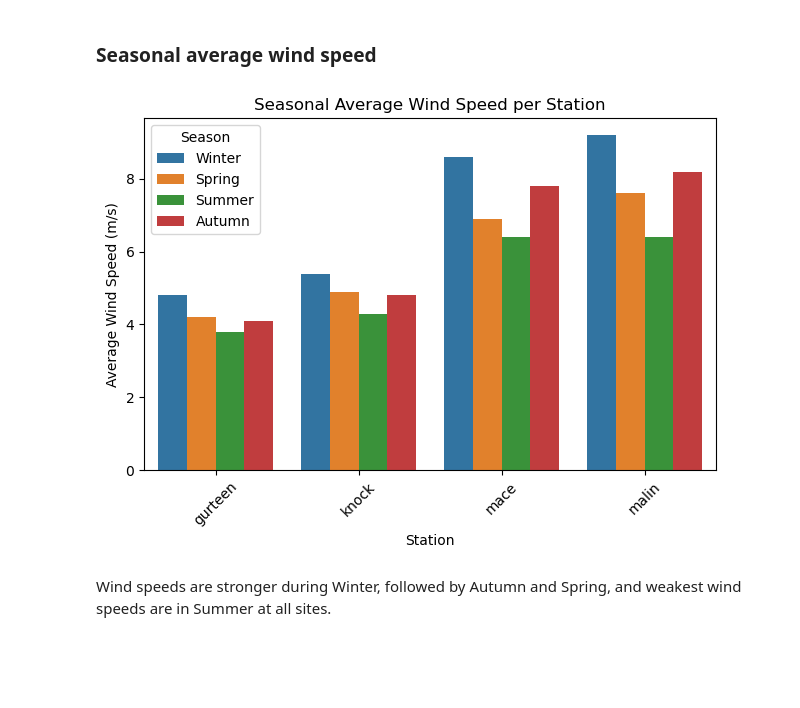
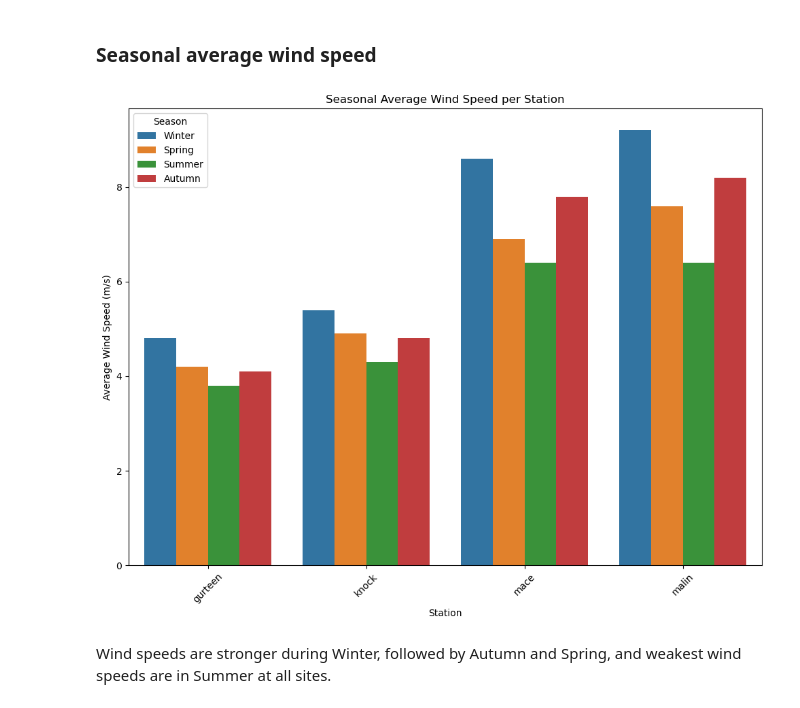
Before and after one commit to vanelyraa/programming-for-data-analytics, a Jupyter notebook: project/project.ipynb, the cells around one changed output. Saved outputs shown, nothing was run; the diff lists cells and outputs as text; code cells hidden in the pictures; blank space fills up the shorter version.

```diff
--- a/project/project.ipynb
+++ b/project/project.ipynb
@@ -149,7 +152,7 @@ Dataset exploratory analysis: https://milvus.io/ai-quick-reference/how-do-i-anal
 Daily data files
 # %%
 # List of columns from dataset to be dropped
-drop_columns = ["ind","maxtp","ind.1","mintp","igmin","gmin","ind.2","cbl","ind.3","ind.4","ind.5","sun","dos","soil","pe","evap","smd_wd","smd_md","smd_pd","glorad"]
+drop_columns = ["ind","ind.1","igmin","gmin","ind.2","ind.3","ind.4","ind.5","sun","dos","soil","pe","evap","smd_wd","smd_md","smd_pd","glorad"]
 
 # Loop over all stations
 for weather_files, df in df_weather.items():
@@ -163,7 +166,7 @@ for weather_files, df in df_weather.items():
     df["date"] = pd.to_datetime(df["date"], format="%d-%b-%Y", errors="coerce")
 
     # Convert dataset columns to numeric values using for loop
-    for col in ["wdsp", "hm", "hg", "ddhm","rain"]:
+    for col in ["wdsp", "hm", "hg", "ddhm","rain","maxtp","mintp","cbl"]:
         df[col] = pd.to_numeric(df[col], errors="coerce")
 
     # Update the dictionary with the cleaned data
@@ -282,6 +285,9 @@ for key in all_stations:
    mean_value = stats["mean"]
    std_value = stats["std"]
 
+   # Plot size:
+   plt.figure(figsize=(8,5))
+
    # Plotting histogram with mean and +-1 deviation
    plt.hist(df_2008["ms_wdsp"], bins=20, edgecolor='black')
    plt.axvline(mean_value, color='red', linestyle='--', label='Mean') # Mean value (red dotted line)
@@ -641,6 +655,9 @@ https://www.geeksforgeeks.org/python/create-a-stacked-bar-plot-in-matplotlib/
 # Variable to store wind speed by season
 season_wdpw = []
 seasons = ["Winter", "Spring", "Summer", "Autumn"]
+
+# Plot size:
+plt.figure(figsize=(10,8))
 
 # Loop through stations from all_stations
 for key in all_stations:
@@ -669,34 +686,34 @@ for key in all_stations:
     """
 
     # Running query on Database, loading result to a dataframe and rounding results to one decimal
     result1 = pd.read_sql(query1, conn).round(1)
     result1["Station"] = key # Adding a new column with station names
     season_wdpw.append(result1) # Appending each result to variable season_wdpw
 
 # Concatenating data from all stations into one dataframe
 season_df = pd.concat(season_wdpw, ignore_index=True)
 
 # Pivoting data for visualization
 season_pvt = season_df.pivot(index="Station", columns="season", values="avg_season")
 
 # Turning station from index to a normal column
 season_pvt = season_pvt.reset_index()
 # print(season_pvt)
 
 # Reshapinh table for plotting, turns table with multiple columns into one column
 season_plot = season_pvt.melt(id_vars="Station", value_vars=seasons, var_name="season", value_name="AvgWindSpeed")
 
 # Plotting bar plot
 sb.barplot(data=season_plot,x="Station",y="AvgWindSpeed",hue="season")
 
 plt.ylabel("Average Wind Speed (m/s)")
 plt.title("Seasonal Average Wind Speed per Station")
 plt.xticks(rotation=45)
 plt.legend(title="Season")
 plt.tight_layout()
 plt.show()
 # %% [output]
-[figure, old version]
+[figure, new version]
 # %% [markdown]
 Wind speeds are stronger during Winter, followed by Autumn and Spring, and weakest wind speeds are in Summer at all sites.
 # %% [markdown]
```
Also changed, not shown: parts of 10 cells of this notebook, 8 other files.
